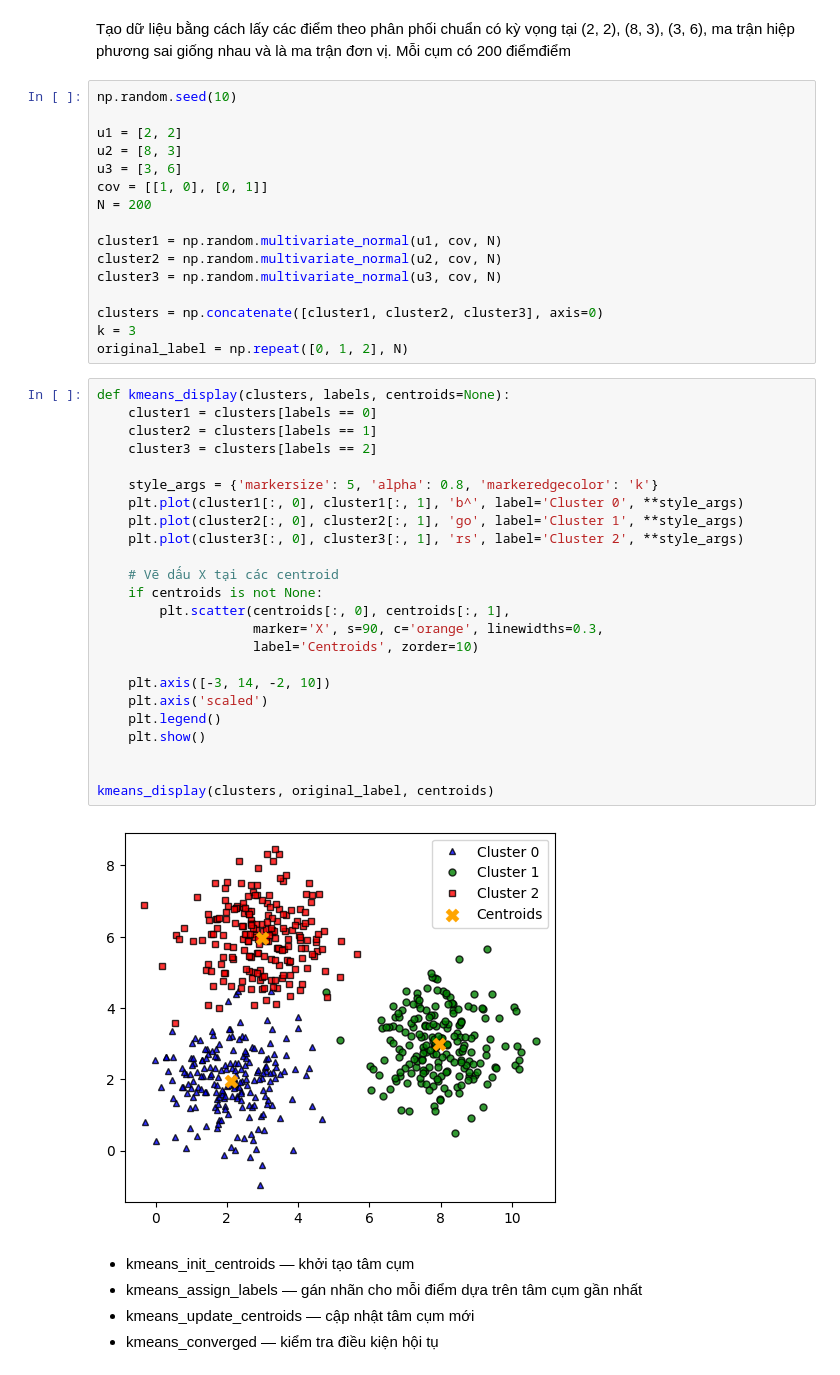
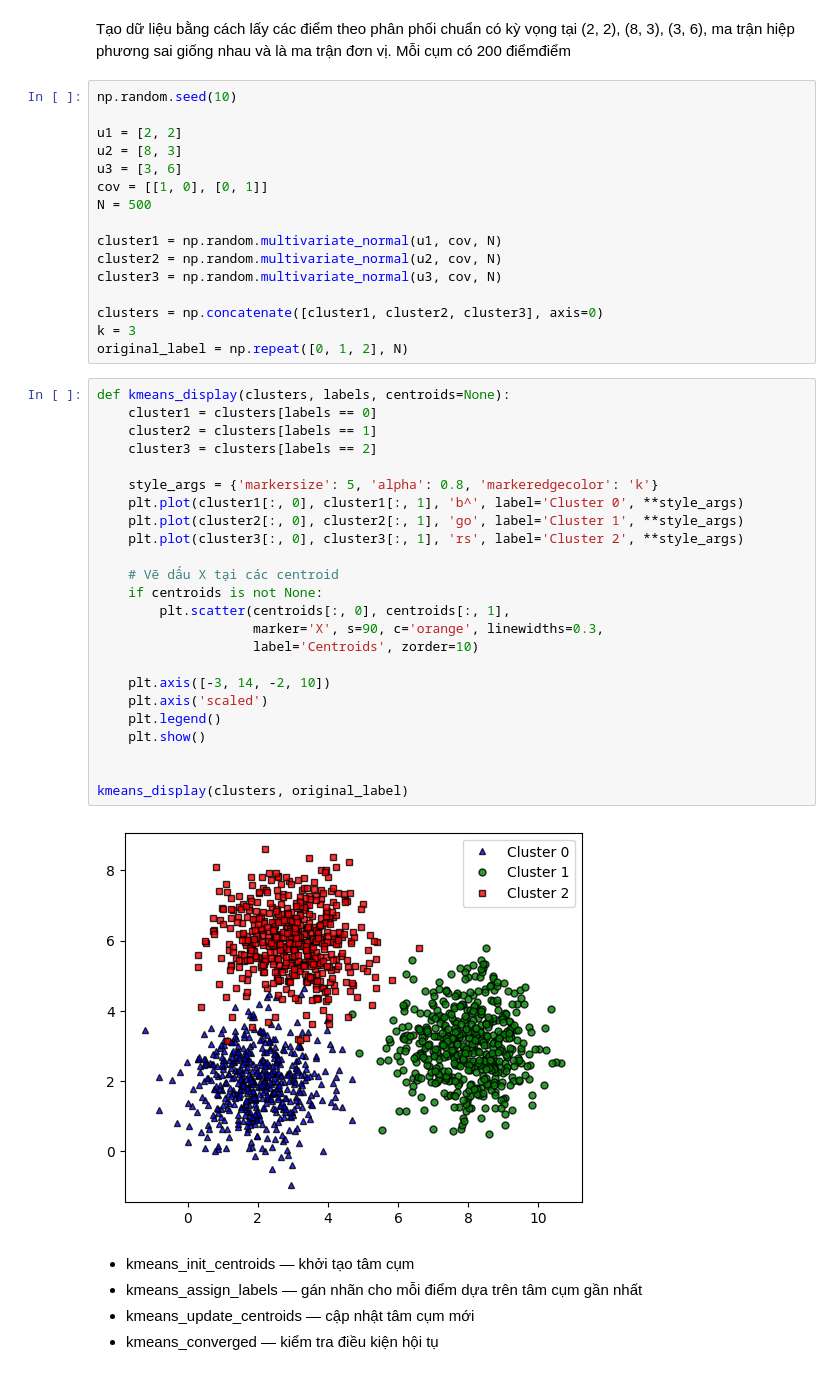
Before and after one commit to NgocHan1211/Lab-hoc-may-thong-ke, a Jupyter notebook: lab4/K-means.ipynb, the cells around one changed output. Cells and saved outputs as stored; diff of their text form.

```diff
--- a/lab4/K-means.ipynb
+++ b/lab4/K-means.ipynb
@@ -13,7 +13,7 @@ u1 = [2, 2]
 u2 = [8, 3]
 u3 = [3, 6]
 cov = [[1, 0], [0, 1]]
-N = 200
+N = 500
 
 cluster1 = np.random.multivariate_normal(u1, cov, N)
 cluster2 = np.random.multivariate_normal(u2, cov, N)
@@ -25,29 +25,29 @@ original_label = np.repeat([0, 1, 2], N)
 # %%
 def kmeans_display(clusters, labels, centroids=None):
     cluster1 = clusters[labels == 0]
     cluster2 = clusters[labels == 1]
     cluster3 = clusters[labels == 2]
 
     style_args = {'markersize': 5, 'alpha': 0.8, 'markeredgecolor': 'k'}
     plt.plot(cluster1[:, 0], cluster1[:, 1], 'b^', label='Cluster 0', **style_args)
     plt.plot(cluster2[:, 0], cluster2[:, 1], 'go', label='Cluster 1', **style_args)
     plt.plot(cluster3[:, 0], cluster3[:, 1], 'rs', label='Cluster 2', **style_args)
 
     # Vẽ dấu X tại các centroid
     if centroids is not None:
         plt.scatter(centroids[:, 0], centroids[:, 1],
                     marker='X', s=90, c='orange', linewidths=0.3,
                     label='Centroids', zorder=10)
 
     plt.axis([-3, 14, -2, 10])
     plt.axis('scaled')
     plt.legend()
     plt.show()
 
 
-kmeans_display(clusters, original_label, centroids)
+kmeans_display(clusters, original_label)
 # %% [output]
-[figure, old version]
+[figure, new version]
 # %% [markdown]
 - kmeans_init_centroids — khởi tạo tâm cụm
 - kmeans_assign_labels — gán nhãn cho mỗi điểm dựa trên tâm cụm gần nhất
```
Also changed, not shown: parts of 10 cells of this notebook, 1 other file.
